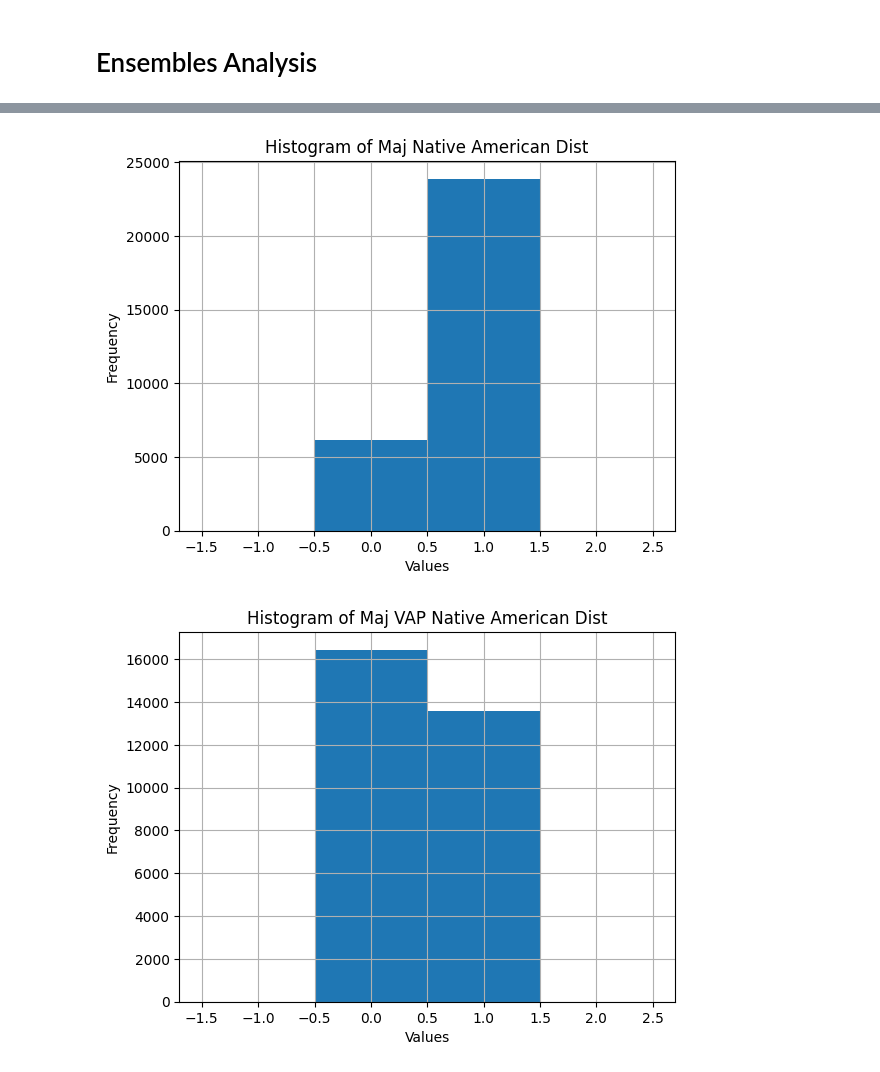
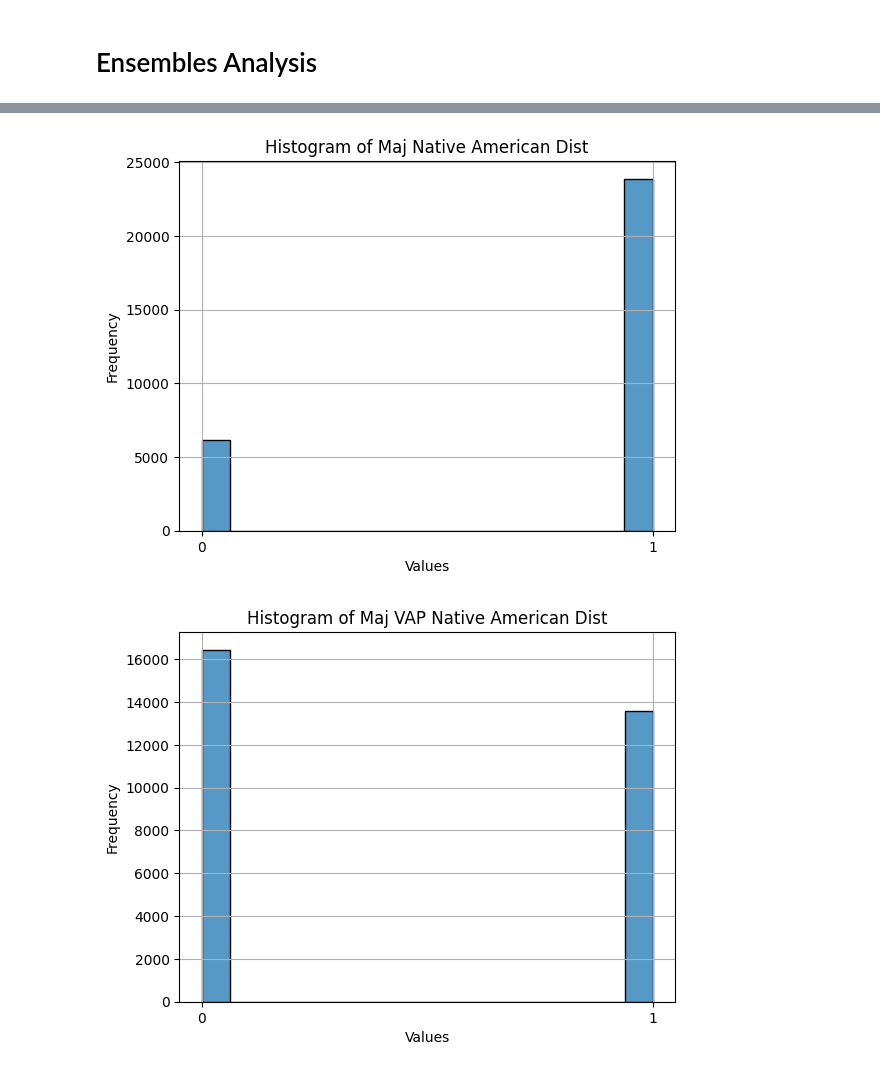
Before and after one commit to PedroPinheiro62/North-Dakota-Redistricting-Analysis, a Jupyter notebook: Ensembles Analysis.ipynb, the cells around one changed output, grey strips where cells are left out. Drawn from its saved outputs; the diff is of its cells as text; code cells hidden in the pictures.

Commit message:
All graphs done

```diff
--- a/Ensembles Analysis.ipynb
+++ b/Ensembles Analysis.ipynb
@@ -107,0 +50,21 @@ plt.show()
+# %%
+# Draw histograms for "PRE20_partisan_bias", "GOV20_partisan_bias", "AUD20_partisan_bias", "HAL20_partisan_bias", "TRE20_partisan_bias", "PSC20_partisan_bias" columns using Seaborn
+
+columns = ['PRE20_partisan_bias', 'GOV20_partisan_bias', 'AUD20_partisan_bias', 'HAL20_partisan_bias', 'TRE20_partisan_bias', 'PSC20_partisan_bias']
+
+# Create a figure and axes for the grid
+fig, axes = plt.subplots(nrows=3, ncols=2, figsize=(12, 10))
+
+# Iterate over the columns and plot the histograms
+for i, column in enumerate(columns):
+    row = i // 2
+    col = i % 2
+    sns.histplot(df[column], bins=6, ax=axes[row, col])
+    axes[row, col].set_title(column)
+    axes[row, col].grid(True)
+
+# Adjust the spacing between subplots
+plt.tight_layout()
+
+# Show the plot
+plt.show()
@@ -130,23 +93,32 @@ for i in range (1, 48):
 nat_maj_df['Maj Native American Dist'] = nat_maj_df.sum(axis=1)
 nat_vap_maj_df['Maj VAP Native American Dist'] = nat_vap_maj_df.sum(axis=1)
 # %%
-column_name = 'Maj Native American Dist'
-nat_maj_df[column_name].hist(bins=range(-1, 4, 1), align='left')
+sns.histplot(data=nat_maj_df, x='Maj Native American Dist', kde=False)
+
+# Set labels and title
+plt.xticks(range(0, 2, 1))
 plt.xlabel('Values')
 plt.ylabel('Frequency')
-plt.title('Histogram of {}'.format(column_name))
+plt.title('Histogram of Maj Native American Dist')
 plt.grid(True)
+
+# Display the plot
 plt.show()
 # %% [output]
-[figure, old version]
+[figure, new version]
 # %%
-column_name = 'Maj VAP Native American Dist'
-nat_vap_maj_df[column_name].hist(bins=range(-1, 4, 1), align='left')
+# Plot a histogram of the 'Maj VAP Native American Dist' column
+sns.histplot(data=nat_vap_maj_df, x='Maj VAP Native American Dist', kde=False)
+
+# Set labels and title
+plt.xticks(range(0, 2, 1))
 plt.xlabel('Values')
 plt.ylabel('Frequency')
-plt.title('Histogram of {}'.format(column_name))
+plt.title('Histogram of Maj VAP Native American Dist')
 plt.grid(True)
+
+# Display the plot
 plt.show()
 # %% [output]
-[figure, old version]
+[figure, new version]
 # %%
```
Also changed, not shown: parts of 30 cells of this notebook.
